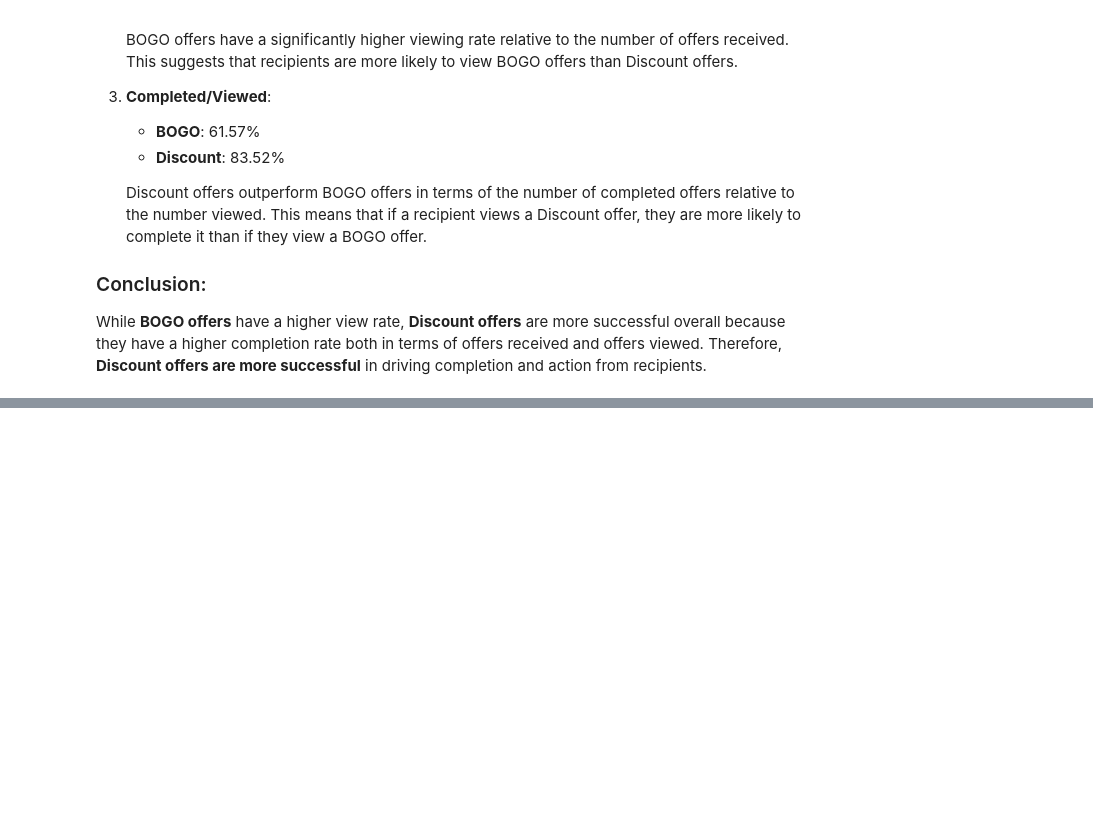
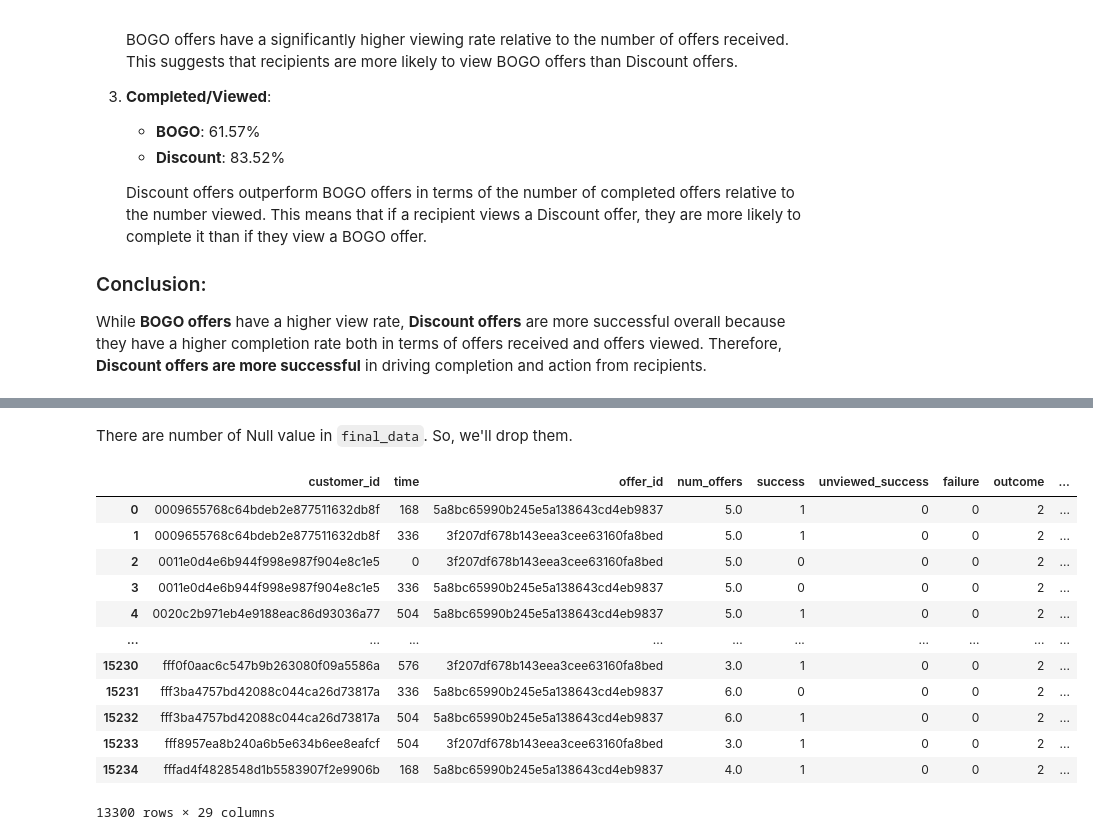
Before and after one commit to yashnayi234/starbucks_capstone1, a Jupyter notebook: Starbucks_Capstone_notebook.ipynb, the cells around one changed output, grey strips where cells are left out. Cells and saved outputs as stored; diff of their text form; code cells hidden in the pictures; blank space fills up the shorter version.

```diff
--- a/Starbucks_Capstone_notebook.ipynb
+++ b/Starbucks_Capstone_notebook.ipynb
@@ -1503,0 +1654,19 @@ While **BOGO offers** have a higher view rate, **Discount offers** are more succ
+# %% [markdown]
+There are number of Null value in `final_data`. So, we'll drop them.
+# %%
+final_data = final_data.dropna(how='any', axis=0)
+final_data
+# %% [output]
+|  | customer_id | time | offer_id | num_offers | success | unviewed_success | failure | outcome | ... |
+| 0 | 0009655768c64bdeb2e877511632db8f | 168 | 5a8bc65990b245e5a138643cd4eb9837 | 5.0 | 1 | 0 | 0 | 2 | ... |
+| 1 | 0009655768c64bdeb2e877511632db8f | 336 | 3f207df678b143eea3cee63160fa8bed | 5.0 | 1 | 0 | 0 | 2 | ... |
+| 2 | 0011e0d4e6b944f998e987f904e8c1e5 | 0 | 3f207df678b143eea3cee63160fa8bed | 5.0 | 0 | 0 | 0 | 2 | ... |
+| 3 | 0011e0d4e6b944f998e987f904e8c1e5 | 336 | 5a8bc65990b245e5a138643cd4eb9837 | 5.0 | 0 | 0 | 0 | 2 | ... |
+| 4 | 0020c2b971eb4e9188eac86d93036a77 | 504 | 5a8bc65990b245e5a138643cd4eb9837 | 5.0 | 1 | 0 | 0 | 2 | ... |
+| ... | ... | ... | ... | ... | ... | ... | ... | ... | ... |
+| 15230 | fff0f0aac6c547b9b263080f09a5586a | 576 | 3f207df678b143eea3cee63160fa8bed | 3.0 | 1 | 0 | 0 | 2 | ... |
+| 15231 | fff3ba4757bd42088c044ca26d73817a | 336 | 5a8bc65990b245e5a138643cd4eb9837 | 6.0 | 0 | 0 | 0 | 2 | ... |
+| 15232 | fff3ba4757bd42088c044ca26d73817a | 504 | 5a8bc65990b245e5a138643cd4eb9837 | 6.0 | 1 | 0 | 0 | 2 | ... |
+| 15233 | fff8957ea8b240a6b5e634b6ee8eafcf | 504 | 3f207df678b143eea3cee63160fa8bed | 3.0 | 1 | 0 | 0 | 2 | ... |
+| 15234 | fffad4f4828548d1b5583907f2e9906b | 168 | 5a8bc65990b245e5a138643cd4eb9837 | 4.0 | 1 | 0 | 0 | 2 | ... |
+13300 rows × 29 columns
```
Also changed, not shown: parts of 71 cells of this notebook.
